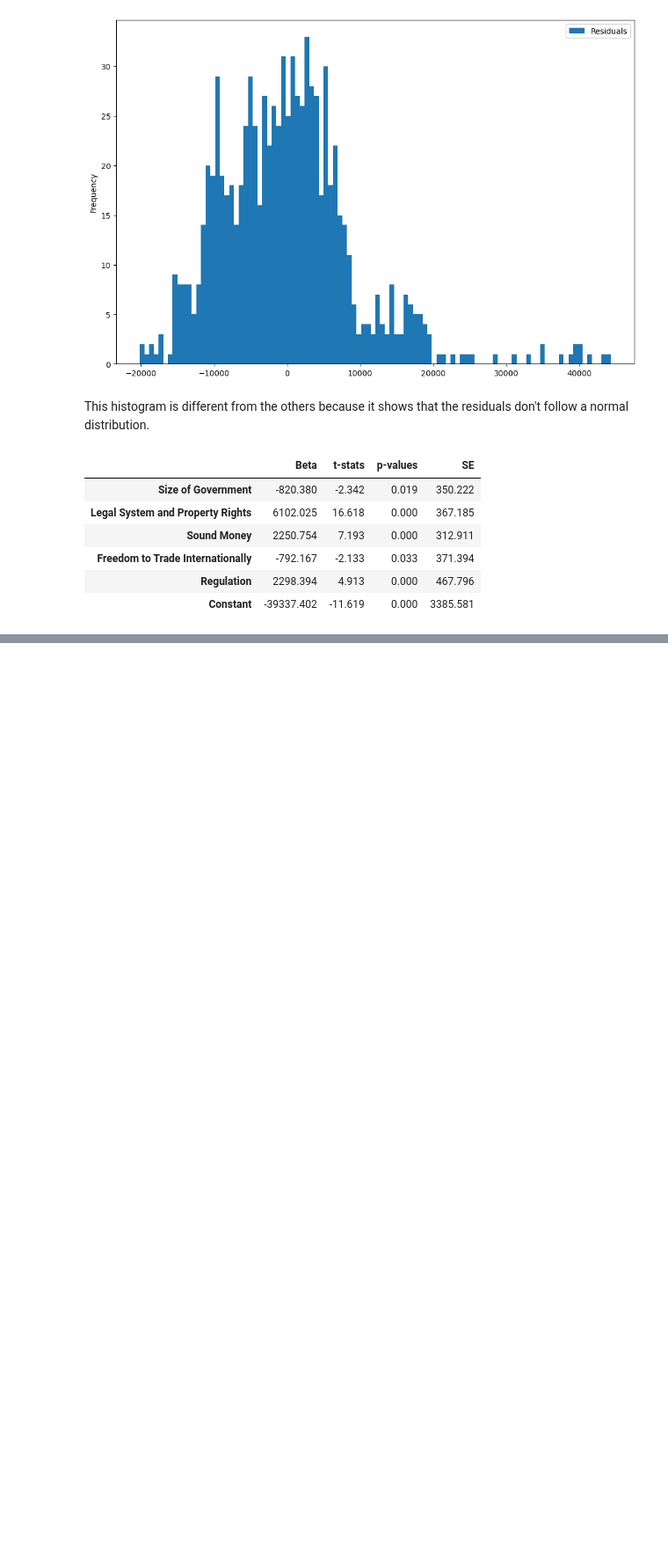
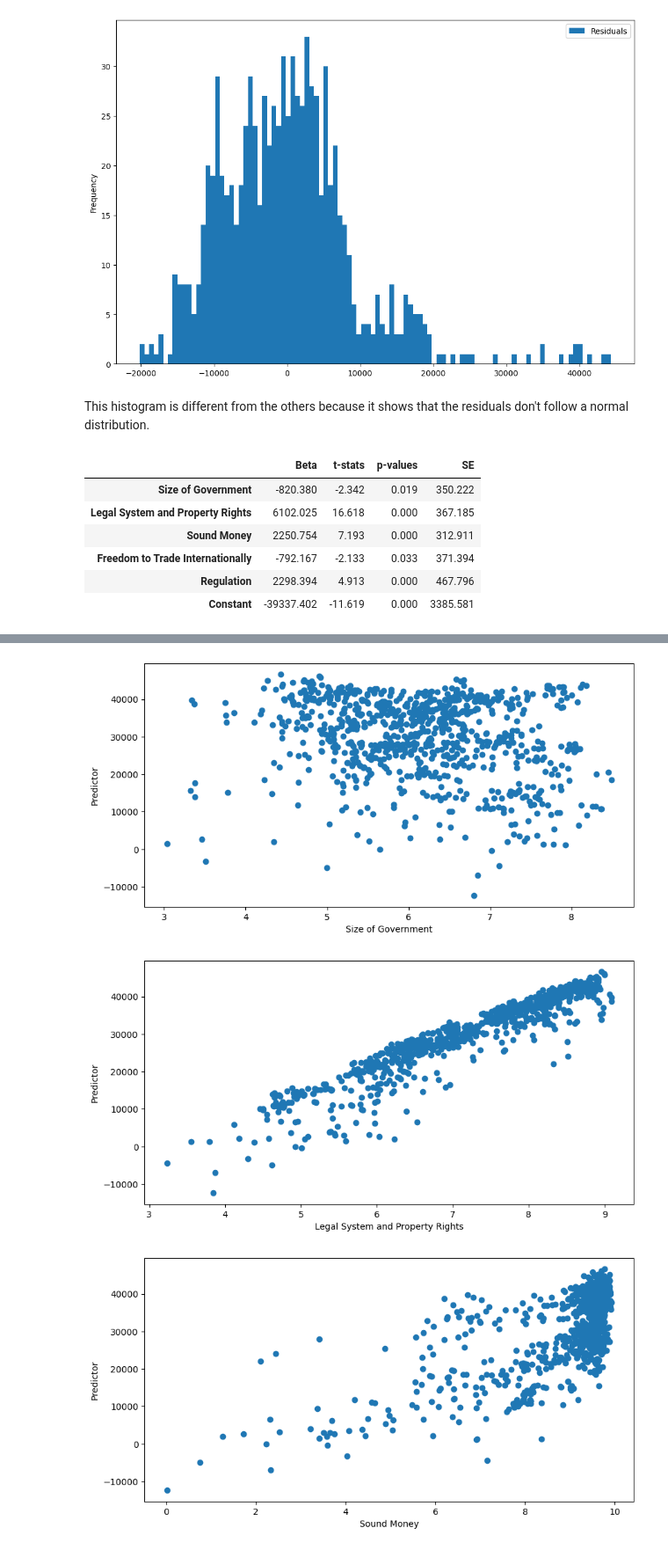
Before and after one commit to MattKrepp1/Econ-411, a Jupyter notebook: At Home Projects/Homework 7 Working with OLS.ipynb, the cells around one changed output, grey strips where cells are left out. Shown at 88% size. Cells and saved outputs as stored; diff of their text form; code cells hidden in the pictures; blank space fills up the shorter version.

```diff
--- a/At Home Projects/Homework 7 Working with OLS.ipynb
+++ b/At Home Projects/Homework 7 Working with OLS.ipynb
@@ -237,0 +279,13 @@ KeyError: 'RDPG Per Capita'
+# %%
+years_diff = 2
+x_vars = result[['Size of Government', 'Legal System and Property Rights', 'Sound Money', 'Freedom to Trade Internationally', 'Regulation']]
+y_var = result[['RGDP Per Capita']]
+# %%
+r_df = result.dropna(axis = 0, how = "any")
+y = y_var
+x = x_vars
+x["Constant"] = 1
+results = sm.OLS(y, x).fit()
+predictor = results.predict()
+residuals = results.resid
+results.summary()
@@ -237,0 +321,4 @@ KeyError: 'RDPG Per Capita'
+# %%
+result["Residuals"] = results.resid
+fig, ax = plt.subplots(figsize = (12,8))
+result[["Residuals"]].plot.hist(bins = 100, ax = ax)
@@ -237,0 +349,31 @@ KeyError: 'RDPG Per Capita'
+# %%
+fig, ax = plt.subplots(figsize=(10,5))
+ax.scatter(result['Size of Government'], predictor)
+ax.set_xlabel('Size of Government')
+ax.set_ylabel('Predictor')
+
+fig, ax = plt.subplots(figsize=(10,5))
+ax.scatter(result['Legal System and Property Rights'], predictor)
+ax.set_xlabel('Legal System and Property Rights')
+ax.set_ylabel('Predictor')
+
+fig, ax = plt.subplots(figsize=(10,5))
+ax.scatter(result['Sound Money'], predictor)
+ax.set_xlabel('Sound Money')
+ax.set_ylabel('Predictor')
+
+fig, ax = plt.subplots(figsize=(10,5))
+ax.scatter(result['Freedom to Trade Internationally'], predictor)
+ax.set_xlabel('Freedom to Trade Internationally')
+ax.set_ylabel('Predictor')
+
+fig, ax = plt.subplots(figsize=(10,5))
+ax.scatter(result['Regulation'], predictor)
+ax.set_xlabel('Regulation')
+ax.set_ylabel('Predictor')
+
+plt.show()
+# %% [output]
+[figure, added]
+[figure, added]
+[figure, added]
```
Also changed, not shown: parts of 11 cells of this notebook, 1 other file.
